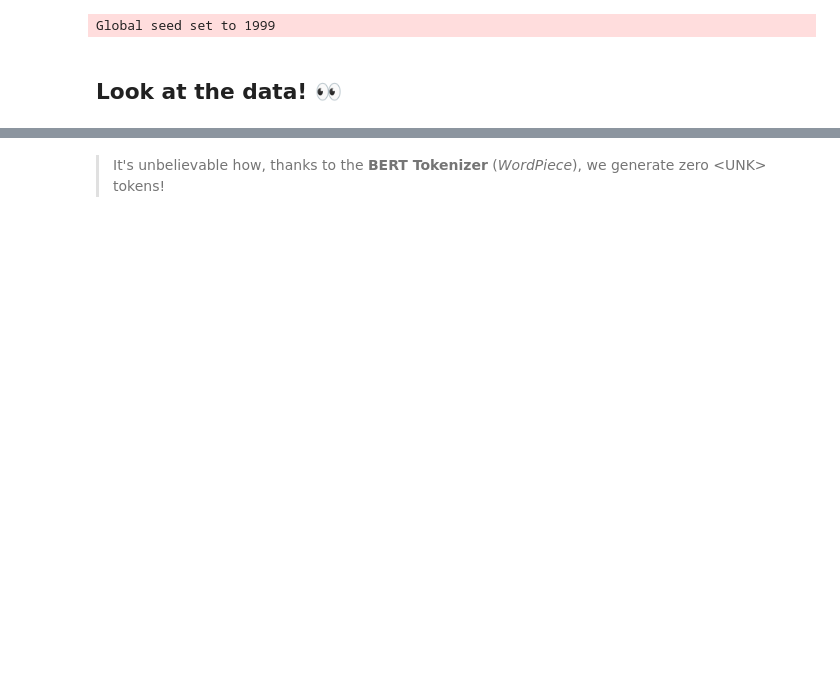
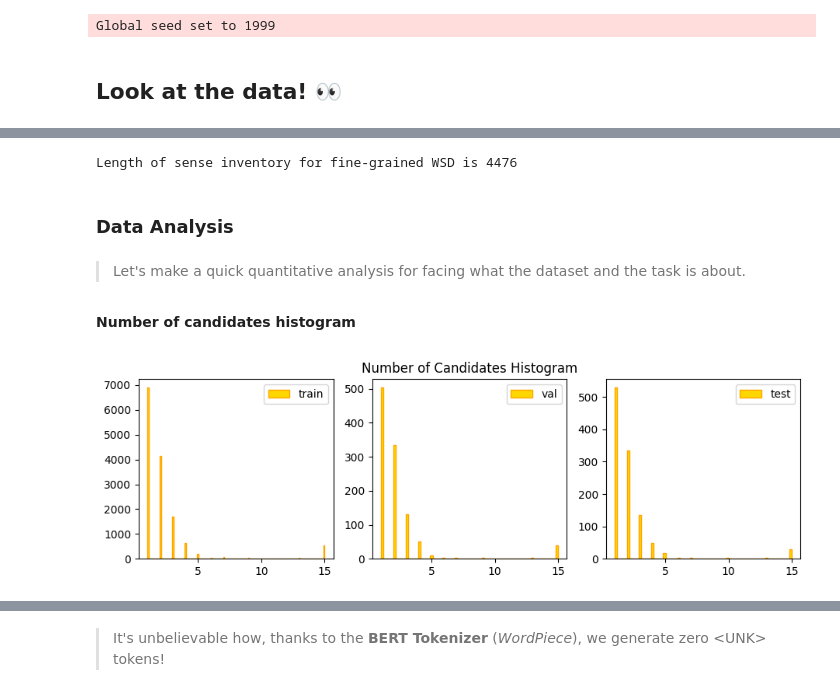
Before and after one commit to lavallone/NLP, a Jupyter notebook: HW_02/hw2/stud/WSD.ipynb, the cells around one changed output, grey strips where cells are left out. Cells and saved outputs as stored; diff of their text form; code cells hidden in the pictures; blank space fills up the shorter version.

```diff
--- a/HW_02/hw2/stud/WSD.ipynb
+++ b/HW_02/hw2/stud/WSD.ipynb
@@ -98,5 +148,12 @@ print(i)
 # %%
-# let's build sense2id and id2sense map for coarse-graned senses
+# let's build sense2id and id2sense map for fine-graned senses
+d = json.load(open(hparams["prefix_path"]+hparams["sense_map"], "r"))
+all_senses_list = [] # 4476
+for k in d.keys():
+    for fine_s in d[k]:
+        all_senses_list.append(list(fine_s.keys())[0])
+print(f"Length of sense inventory for fine-grained WSD is {len(all_senses_list)}")
+
 sense2id = {}
 id2sense = {}
 
@@ -109,6 +166,8 @@ for sense in all_senses_list:
 sense2id["<UNK>"] = idx
 id2sense[idx] = "<UNK>"
 
-json.dump(sense2id, open(hparams["prefix_path"]+"model/files/"+hparams["coarse_or_fine"]+"_sense2id.json", "w"))
-json.dump(id2sense, open(hparams["prefix_path"]+"model/files/"+hparams["coarse_or_fine"]+"_id2sense.json", "w"))
+json.dump(sense2id, open(hparams["prefix_path"]+"model/files/fine_sense2id.json", "w"))
+json.dump(id2sense, open(hparams["prefix_path"]+"model/files/fine_id2sense.json", "w"))
+# %% [output]
+Length of sense inventory for fine-grained WSD is 4476
 # %%
@@ -135,0 +184,32 @@ json.dump(id2sense, open(hparams["prefix_path"]+"model/files/"+hparams["coarse_o
+# %% [markdown]
+### Data Analysis
+# %% [markdown]
+> Let's make a quick quantitative analysis for facing what the dataset and the task is about.
+# %% [markdown]
+**Number of candidates histogram**
+# %%
+data = WSD_DataModule(hparams)
+data.setup()
+num_candidates = []
+
+num_candidates_train = []
+for batch in tqdm(data.train_dataloader()):
+    for candidate_set in batch["candidates"]:
+        num_candidates_train.append(len(candidate_set))
+num_candidates.append(num_candidates_train)
+
+num_candidates_val = []
+for batch in tqdm(data.val_dataloader()):
+    for candidate_set in batch["candidates"]:
+        num_candidates_val.append(len(candidate_set))
+num_candidates.append(num_candidates_val)
+
+num_candidates_test = []
+for batch in tqdm(data.test_dataloader()):
+    for candidate_set in batch["candidates"]:
+        num_candidates_test.append(len(candidate_set))
+num_candidates.append(num_candidates_test)
+
+plot_histogram(num_candidates, multiple=True, title="Number of Candidates Histogram")
+# %% [output]
+[figure, added]
```
Also changed, not shown: parts of 29 cells of this notebook, 4 other files.
